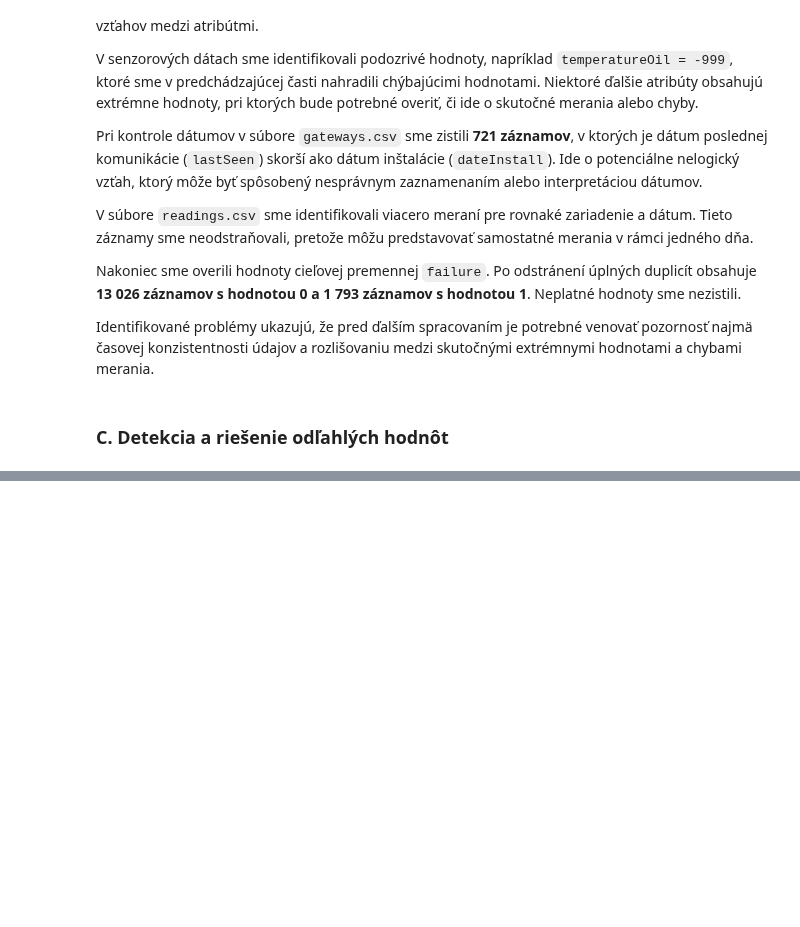
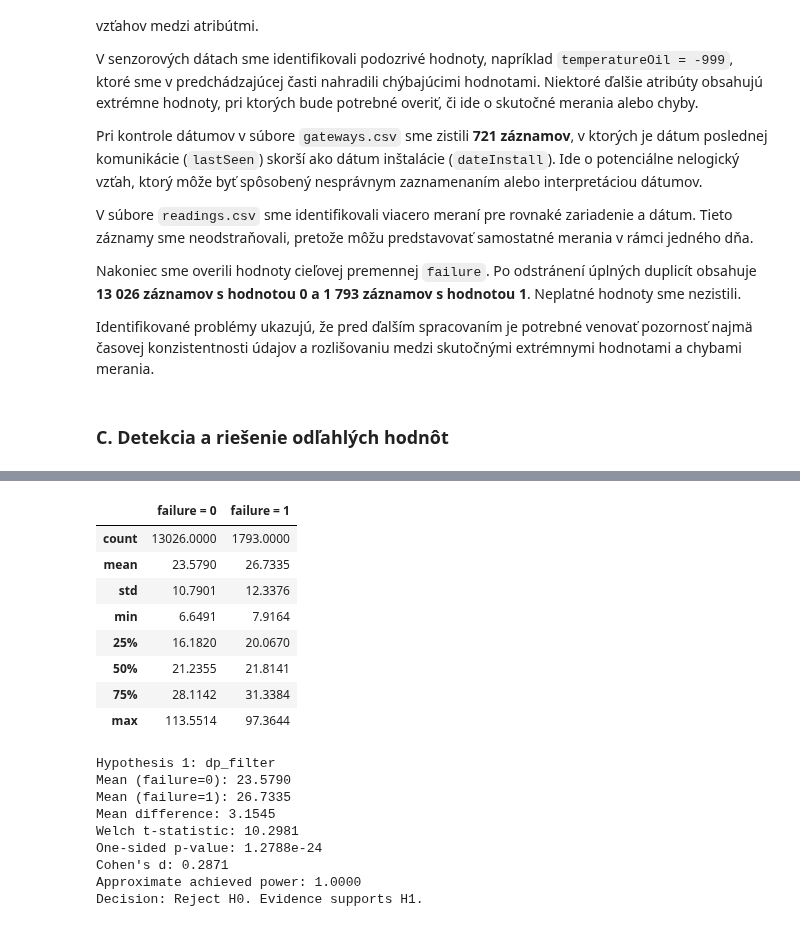
Before and after one commit to viktoriiabondarets/iau_project, a Jupyter notebook: notebooks/faza1.ipynb, the cells around one changed output, grey strips where cells are left out. Cells and saved outputs as stored; diff of their text form; code cells hidden in the pictures; blank space fills up the shorter version.

```diff
--- a/notebooks/faza1.ipynb
+++ b/notebooks/faza1.ipynb
@@ -956,0 +1099,74 @@ Identifikované problémy ukazujú, že pred ďalším spracovaním je potrebné
+# %%
+from scipy import stats
+from statsmodels.stats.power import TTestIndPower
+
+alpha = 0.05
+col = "dp_filter"
+
+group0 = readings_clean.loc[
+    readings_clean["failure"] == 0, col
+].dropna()
+
+group1 = readings_clean.loc[
+    readings_clean["failure"] == 1, col
+].dropna()
+
+display(pd.DataFrame({
+    "failure = 0": group0.describe(),
+    "failure = 1": group1.describe()
+}).round(4))
+
+test = stats.ttest_ind(
+    group1, group0,
+    equal_var=False,
+    alternative="greater"
+)
+
+pooled_std = np.sqrt(
+    ((len(group0) - 1) * group0.var(ddof=1)
+     + (len(group1) - 1) * group1.var(ddof=1))
+    / (len(group0) + len(group1) - 2)
+)
+
+d = (group1.mean() - group0.mean()) / pooled_std
+
+power = TTestIndPower().power(
+    effect_size=abs(d),
+    nobs1=len(group0),
+    ratio=len(group1) / len(group0),
+    alpha=alpha,
+    alternative="two-sided"
+)
+
+print("Hypothesis 1: dp_filter")
+print(f"Mean (failure=0): {group0.mean():.4f}")
+print(f"Mean (failure=1): {group1.mean():.4f}")
+print(f"Mean difference: {group1.mean() - group0.mean():.4f}")
+print(f"Welch t-statistic: {test.statistic:.4f}")
+print(f"One-sided p-value: {test.pvalue:.6g}")
+print(f"Cohen's d: {d:.4f}")
+print(f"Approximate achieved power: {power:.4f}")
+
+if test.pvalue < alpha:
+    print("Decision: Reject H0. Evidence supports H1.")
+else:
+    print("Decision: Fail to reject H0. Evidence is insufficient to support H1.")
+# %% [output]
+|  | failure = 0 | failure = 1 |
+| count | 13026.0000 | 1793.0000 |
+| mean | 23.5790 | 26.7335 |
+| std | 10.7901 | 12.3376 |
+| min | 6.6491 | 7.9164 |
+| 25% | 16.1820 | 20.0670 |
+| 50% | 21.2355 | 21.8141 |
+| 75% | 28.1142 | 31.3384 |
+| max | 113.5514 | 97.3644 |
+Hypothesis 1: dp_filter
+Mean (failure=0): 23.5790
+Mean (failure=1): 26.7335
+Mean difference: 3.1545
+Welch t-statistic: 10.2981
+One-sided p-value: 1.2788e-24
+Cohen's d: 0.2871
+Approximate achieved power: 1.0000
+Decision: Reject H0. Evidence supports H1.
```
Also changed, not shown: parts of 7 cells of this notebook.
